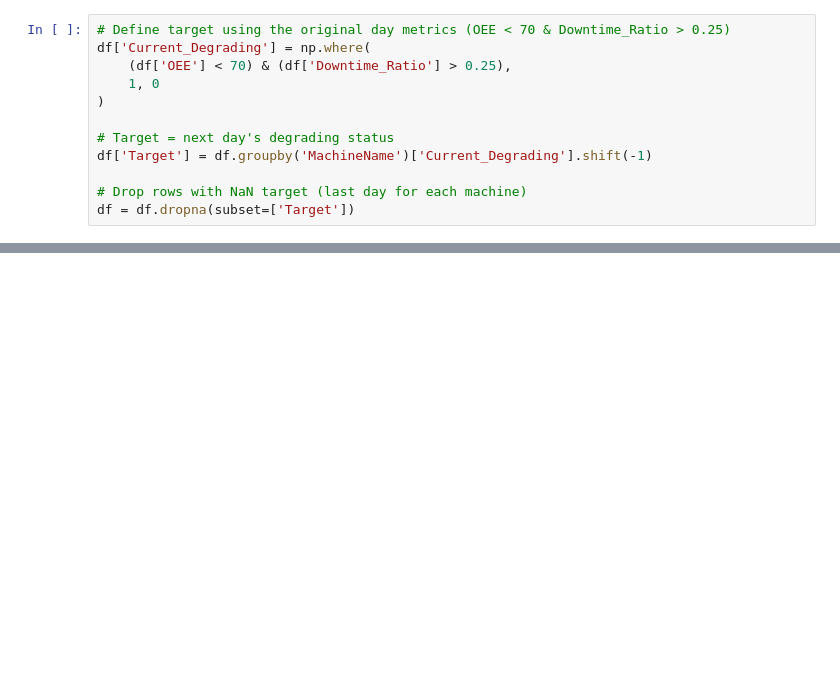
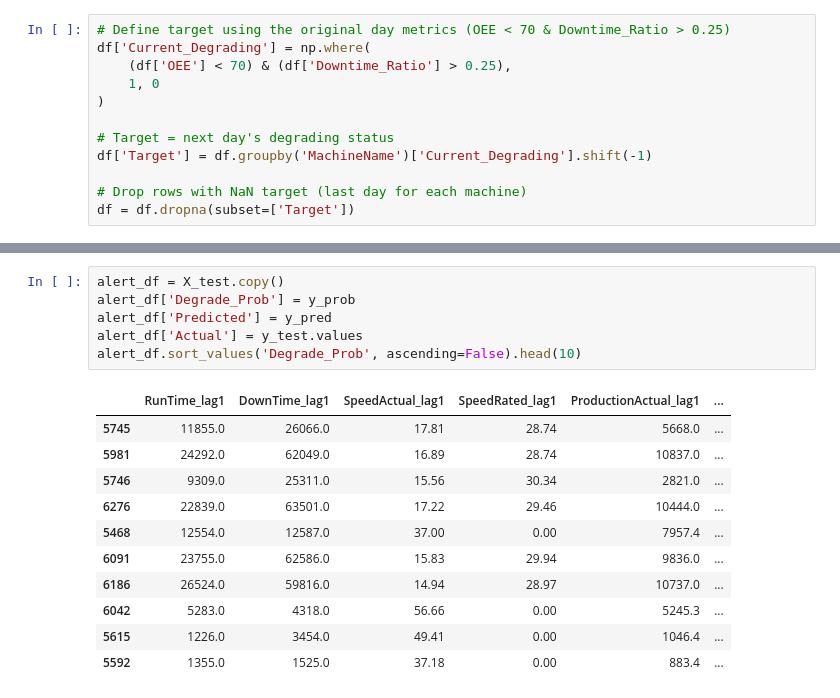
Before and after one commit to sanskar127/ai-machine-performance-bharat, a Jupyter notebook: analysis.ipynb, the cells around one changed output, grey strips where cells are left out. Drawn from its saved outputs; the diff is of its cells as text; blank space fills up the shorter version.

```diff
--- a/analysis.ipynb
+++ b/analysis.ipynb
@@ -248,0 +444,18 @@ df = df.dropna(subset=['Target'])
+# %%
+alert_df = X_test.copy()
+alert_df['Degrade_Prob'] = y_prob
+alert_df['Predicted'] = y_pred
+alert_df['Actual'] = y_test.values
+alert_df.sort_values('Degrade_Prob', ascending=False).head(10)
+# %% [output]
+|  | RunTime_lag1 | DownTime_lag1 | SpeedActual_lag1 | SpeedRated_lag1 | ProductionActual_lag1 | ... |
+| 5745 | 11855.0 | 26066.0 | 17.81 | 28.74 | 5668.0 | ... |
+| 5981 | 24292.0 | 62049.0 | 16.89 | 28.74 | 10837.0 | ... |
+| 5746 | 9309.0 | 25311.0 | 15.56 | 30.34 | 2821.0 | ... |
+| 6276 | 22839.0 | 63501.0 | 17.22 | 29.46 | 10444.0 | ... |
+| 5468 | 12554.0 | 12587.0 | 37.00 | 0.00 | 7957.4 | ... |
+| 6091 | 23755.0 | 62586.0 | 15.83 | 29.94 | 9836.0 | ... |
+| 6186 | 26524.0 | 59816.0 | 14.94 | 28.97 | 10737.0 | ... |
+| 6042 | 5283.0 | 4318.0 | 56.66 | 0.00 | 5245.3 | ... |
+| 5615 | 1226.0 | 3454.0 | 49.41 | 0.00 | 1046.4 | ... |
+| 5592 | 1355.0 | 1525.0 | 37.18 | 0.00 | 883.4 | ... |
```
Also changed, not shown: parts of 27 cells of this notebook, 3 other files.
